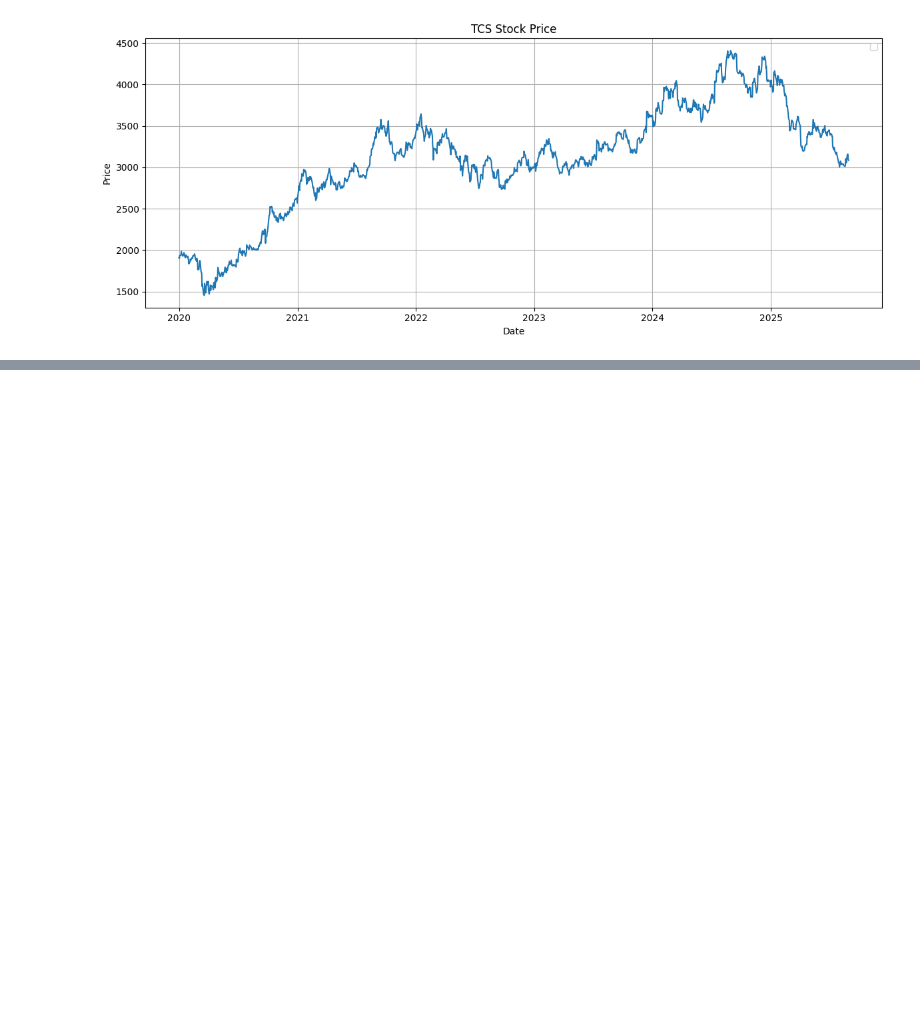
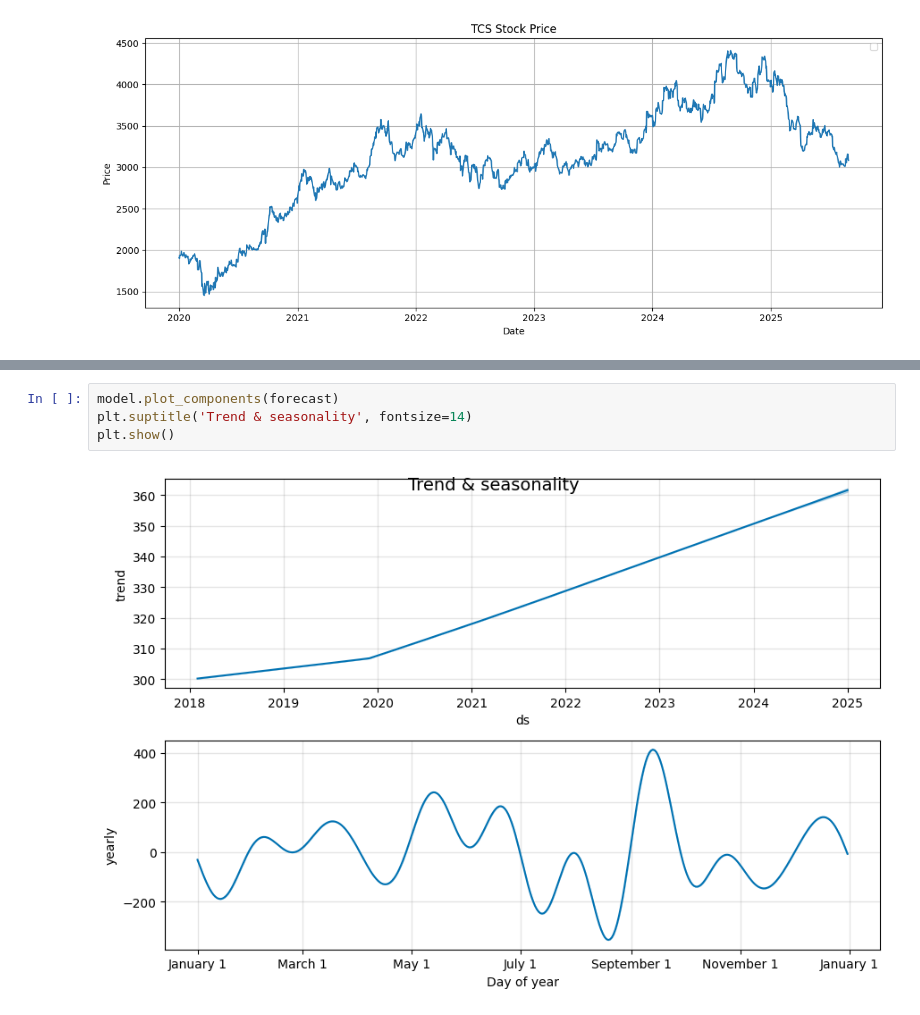
Before and after one commit to Auxilus08/DHV, a Jupyter notebook: Practical7.ipynb, the cells around one changed output, grey strips where cells are left out. Drawn from its saved outputs; the diff is of its cells as text; blank space fills up the shorter version.

```diff
--- a/Practical7.ipynb
+++ b/Practical7.ipynb
@@ -51,0 +81,6 @@ df = pd.DataFrame()
+# %%
+model.plot_components(forecast)
+plt.suptitle('Trend & seasonality', fontsize=14)
+plt.show()
+# %% [output]
+[figure, added]
```
Also changed, not shown: parts of 7 cells of this notebook.
